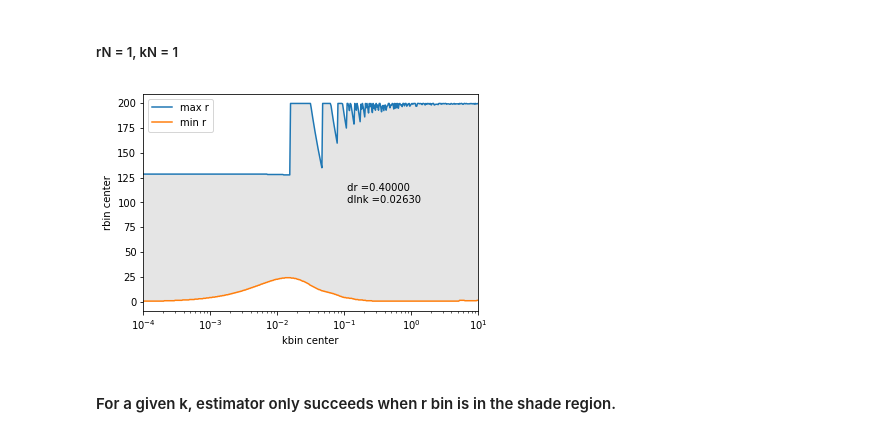
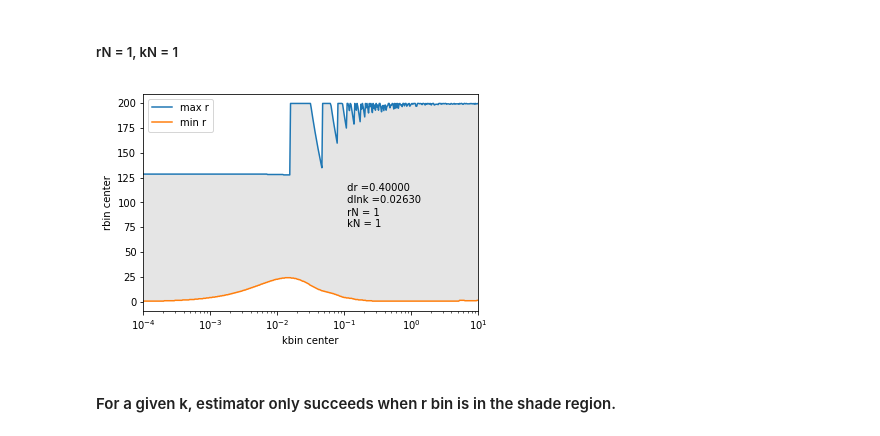
Before and after one commit to sujeong-lee/SNR, a Jupyter notebook: notebook/covariance notebook.ipynb, the cells around one changed output. Drawn from its saved outputs; the diff is of its cells as text; code cells hidden in the pictures.

```diff
--- a/notebook/covariance notebook.ipynb
+++ b/notebook/covariance notebook.ipynb
@@ -275,27 +275,29 @@ np.savetxt(dir+'consistency_check_rlim.txt', DAT_effectiver, header='# kcenter,
 # %% [markdown]
 ##### rN = 1,  kN = 1
 # %%
-
+rN = 1
+kN = 1
 dir = '../data_txt/consistency_check_rN1_kN1/'
 filename = dir+'/consistency_check_rlim.txt'
 kcenter, effec_rmax, effec_rmin = np.loadtxt(filename, unpack=True)
 fig, ax =plt.subplots()
 ax.plot(kcenter, effec_rmax, label='max r')
 ax.plot(kcenter, effec_rmin, label='min r')
 
 ax.fill_between(kcenter, effec_rmax, effec_rmin, where=effec_rmax >= effec_rmin,
                 facecolor='grey', alpha = 0.2,interpolate=True)
 
 ax.set_ylabel('rbin center')
 ax.set_xlabel('kbin center')
 ax.text(0.1, 100, ' dr ={:0.5f}\n dlnk ={:0.5f}'.format(cosmo.dr, cosmo.dlnk_y) )
+ax.text(0.1, 75, ' rN = {}\n kN = {}'.format(rN, kN))
 ax.legend(loc='best')
 ax.set_xlim(1e-04, 10)
 ax.set_xscale('log')
 
 fig.savefig(dir+'fig.png')
 # %% [output]
-[figure, old version]
+[figure, new version]
 # %% [markdown]
 #### For a given k, estimator only succeeds when r bin is in the shade region.
 # %% [markdown]
```
Also changed, not shown: parts of 2 cells of this notebook.
